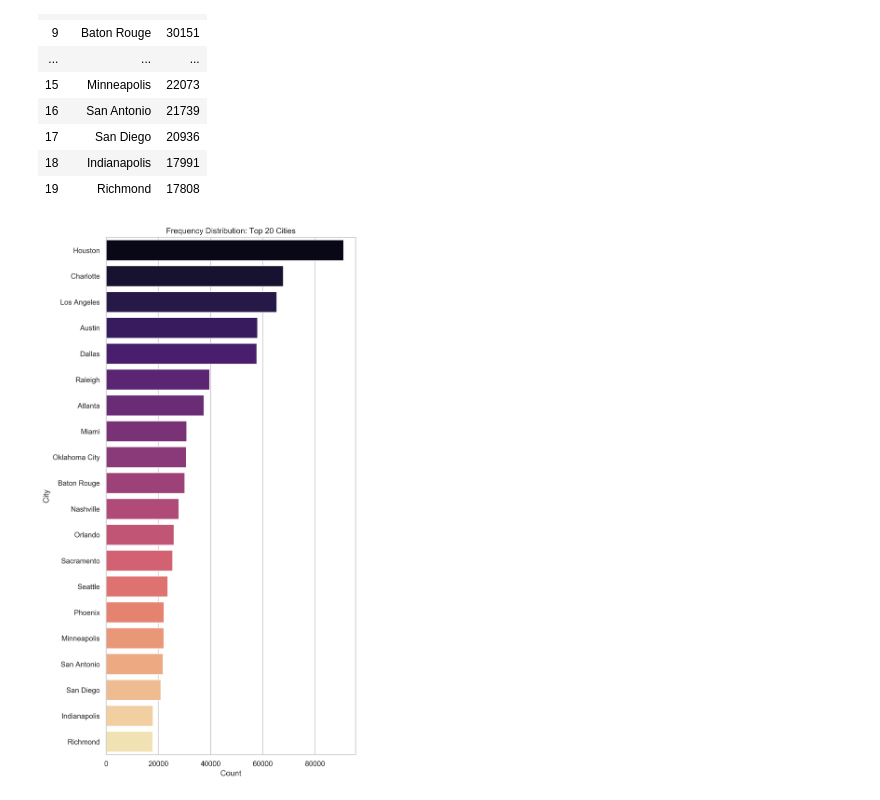
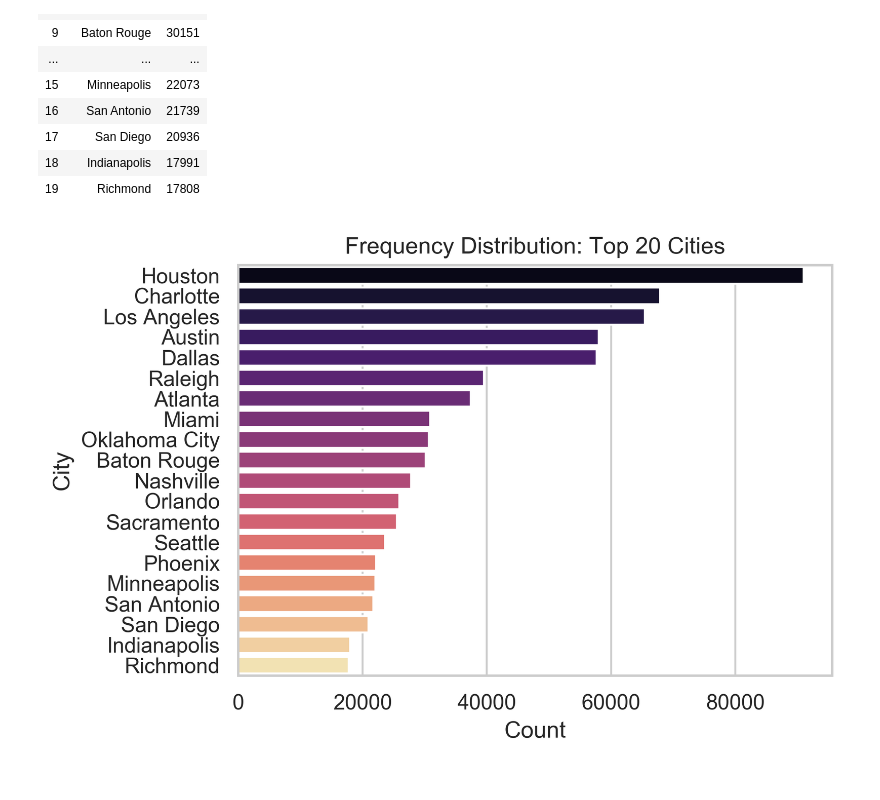
Before and after one commit to mpayumo/accident-severity-us, a Jupyter notebook: accidents-4-EDA.ipynb, the cells around one changed output. Cells and saved outputs as stored; diff of their text form; code cells hidden in the pictures.

```diff
--- a/accidents-4-EDA.ipynb
+++ b/accidents-4-EDA.ipynb
@@ -388,14 +388,15 @@ top20
 # %%
 sns.set(style='whitegrid')
 
-fig, ax = plt.subplots(figsize=(7,12))
+fig, ax = plt.subplots()
 
 ax = sns.barplot(x='Count',
-           y='City', data=top20,
+           y='City',
+           data=top20,
            label='Frequency Distribution: Top 20 Cities',
            palette='magma')
 ax.set_title('Frequency Distribution: Top 20 Cities')
 plt.tight_layout()
 plt.savefig('img/topbar.jpg')
 # %% [output]
-[figure, old version]
+[figure, new version]
```
